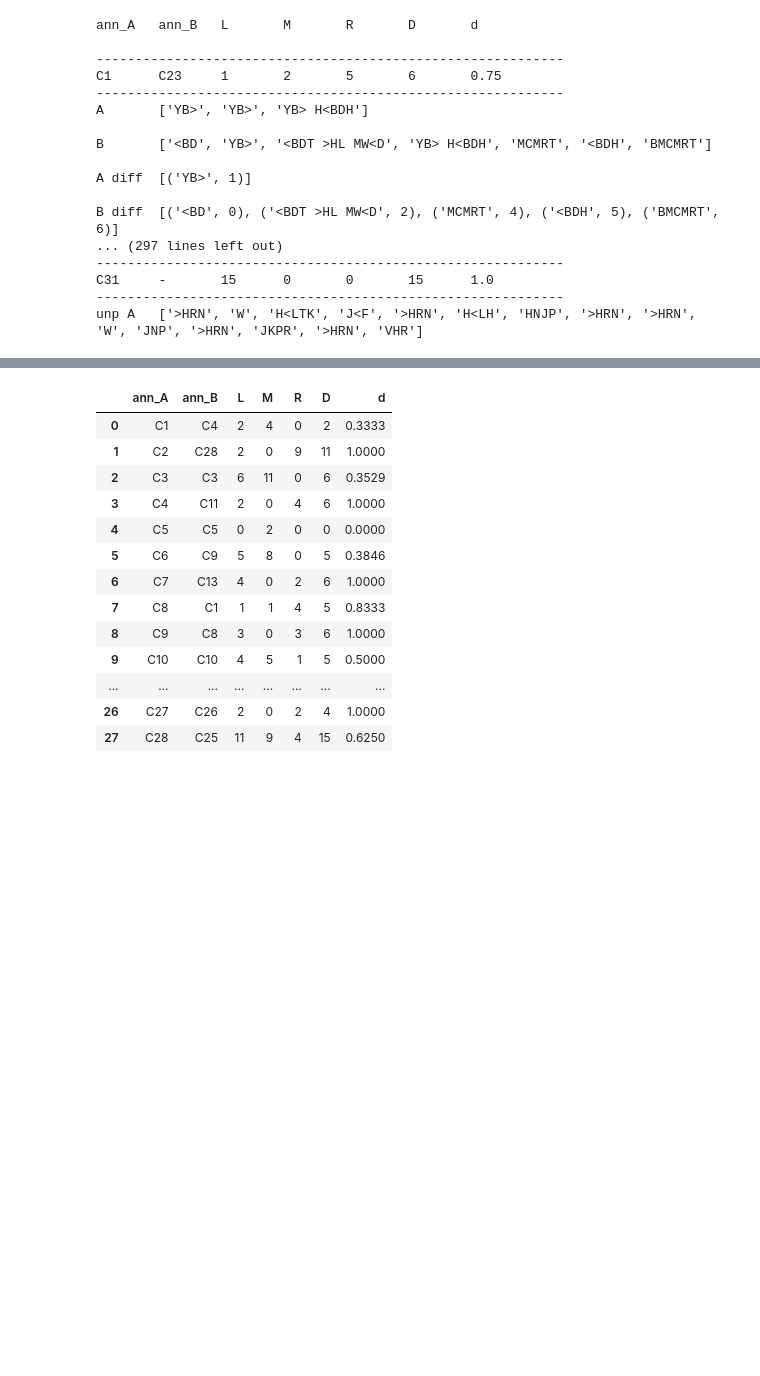
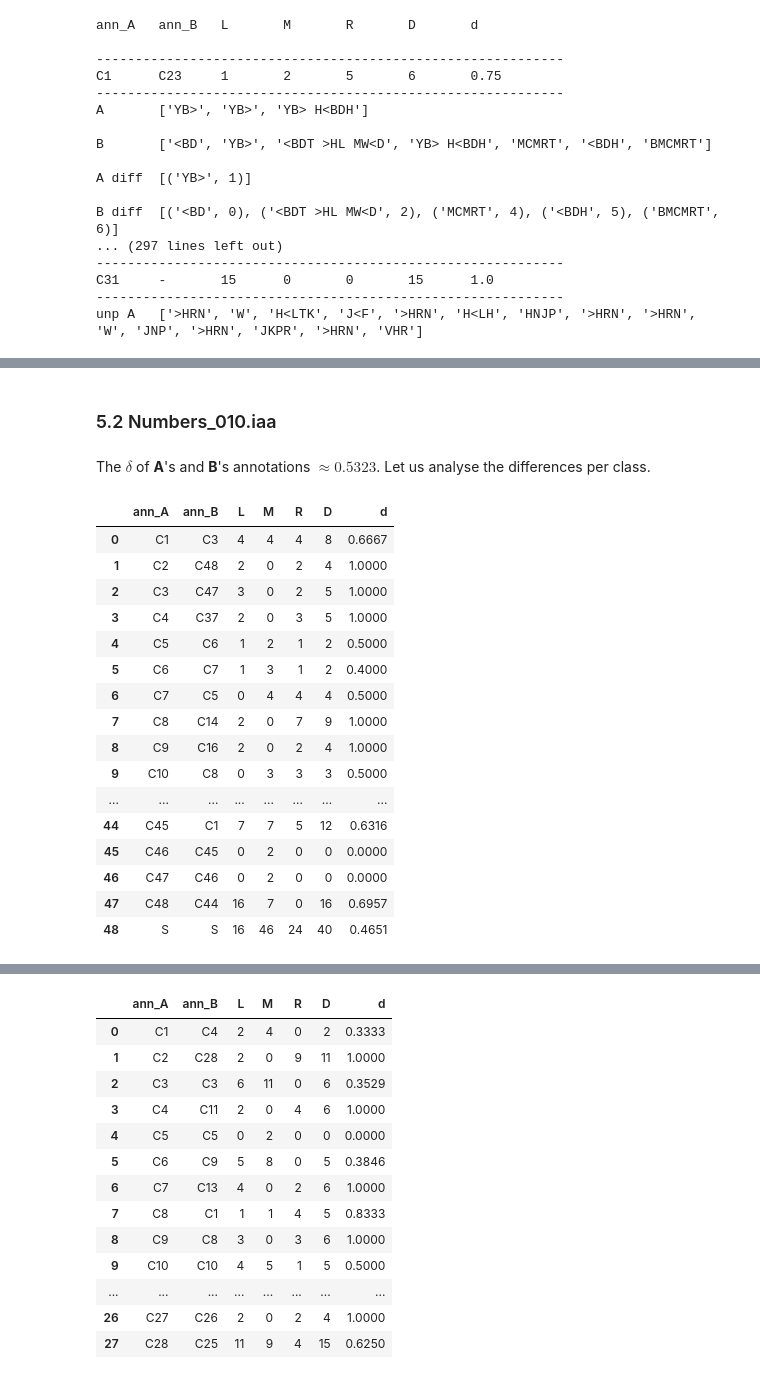
Before and after one commit to cmerwich/participant-analysis, a Jupyter notebook: iaa/iaa-analysis.ipynb, the cells around one changed output, grey strips where cells are left out. Saved outputs shown, nothing was run; the diff lists cells and outputs as text; code cells hidden in the pictures; blank space fills up the shorter version.

```diff
--- a/iaa/iaa-analysis.ipynb
+++ b/iaa/iaa-analysis.ipynb
@@ -985,0 +1176,26 @@ unp A   ['>HRN', 'W', 'H<LTK', 'J<F', '>HRN', 'H<LH', 'HNJP', '>HRN', '>HRN', 'W
+# %% [markdown]
+### 5.2 Numbers_010.iaa
+# %% [markdown]
+The $ \delta $ of **A**'s and **B**'s annotations $ \approx 0.5323 $. Let us analyse the differences per class.
+# %%
+nu010_df = MakeTable('iaa-files/Numbers_010.iaa')
+
+nu010_df
+# %% [output]
+|  | ann_A | ann_B | L | M | R | D | d |
+| 0 | C1 | C3 | 4 | 4 | 4 | 8 | 0.6667 |
+| 1 | C2 | C48 | 2 | 0 | 2 | 4 | 1.0000 |
+| 2 | C3 | C47 | 3 | 0 | 2 | 5 | 1.0000 |
+| 3 | C4 | C37 | 2 | 0 | 3 | 5 | 1.0000 |
+| 4 | C5 | C6 | 1 | 2 | 1 | 2 | 0.5000 |
+| 5 | C6 | C7 | 1 | 3 | 1 | 2 | 0.4000 |
+| 6 | C7 | C5 | 0 | 4 | 4 | 4 | 0.5000 |
+| 7 | C8 | C14 | 2 | 0 | 7 | 9 | 1.0000 |
+| 8 | C9 | C16 | 2 | 0 | 2 | 4 | 1.0000 |
+| 9 | C10 | C8 | 0 | 3 | 3 | 3 | 0.5000 |
+| ... | ... | ... | ... | ... | ... | ... | ... |
+| 44 | C45 | C1 | 7 | 7 | 5 | 12 | 0.6316 |
+| 45 | C46 | C45 | 0 | 2 | 0 | 0 | 0.0000 |
+| 46 | C47 | C46 | 0 | 2 | 0 | 0 | 0.0000 |
+| 47 | C48 | C44 | 16 | 7 | 0 | 16 | 0.6957 |
+| 48 | S | S | 16 | 46 | 24 | 40 | 0.4651 |
```
Also changed, not shown: parts of 43 cells of this notebook, 29 other files.
